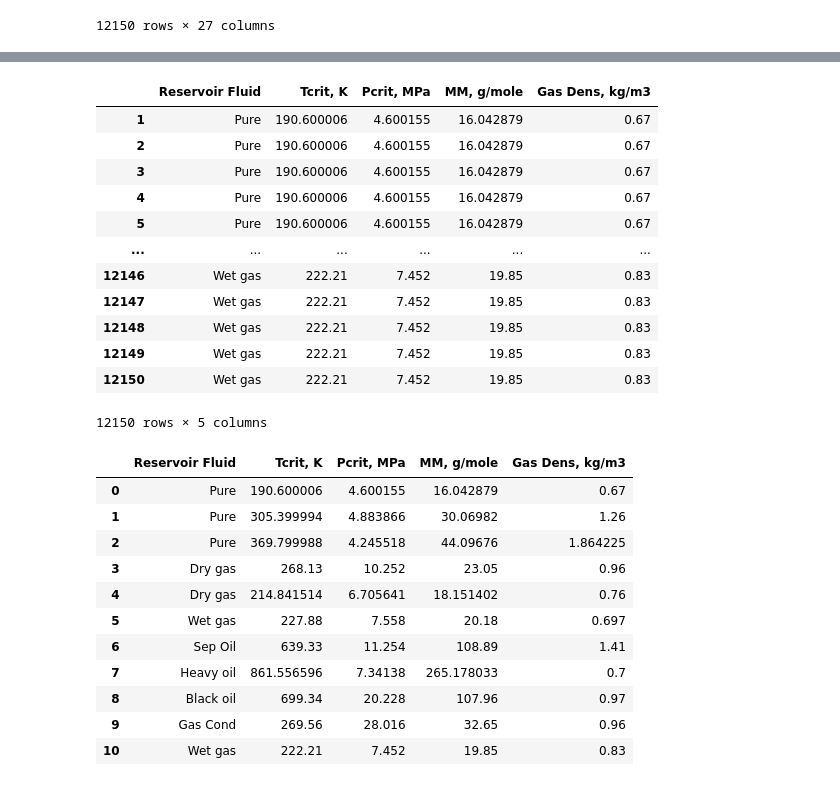
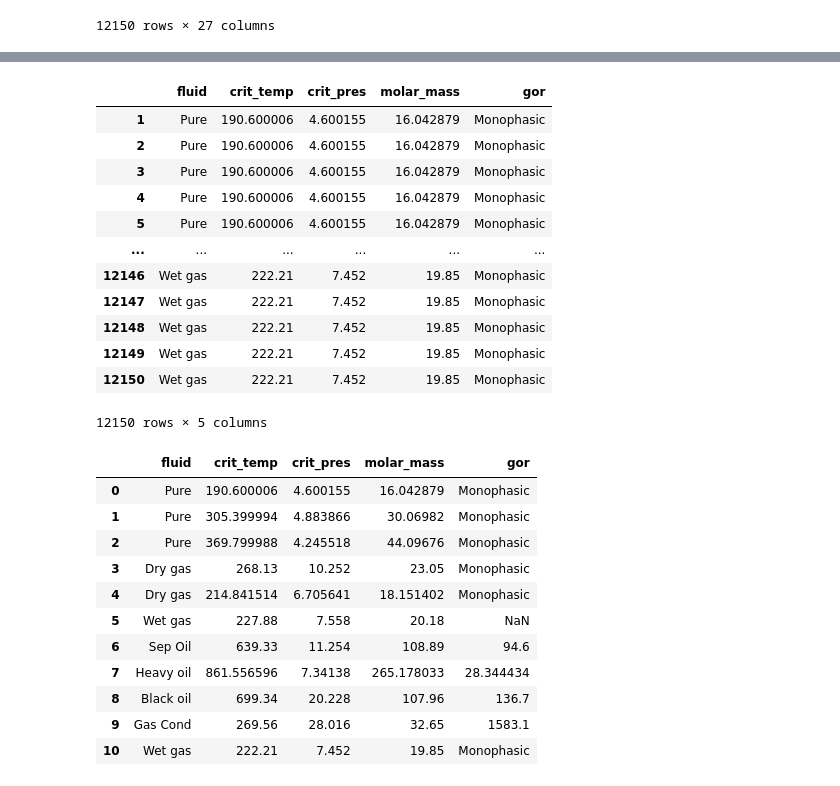
Before and after one commit to JaneKKTTme/fluids-data-processing, a Jupyter notebook: data_preprocessing.ipynb, the cells around one changed output, grey strips where cells are left out. Saved outputs shown, nothing was run; the diff lists cells and outputs as text; code cells hidden in the pictures.

```diff
--- a/data_preprocessing.ipynb
+++ b/data_preprocessing.ipynb
@@ -64,0 +71,7 @@ Index(['Reservoir Fluid', 'Sampling', 'Sourse', 'Well', 'Test', 'Fluid',
+# %%
+# rename needed column for convinience
+raw_data = raw_data.rename(columns={'Reservoir Fluid':'fluid', 'Tcrit, K':'crit_temp', 'Pcrit, MPa':'crit_pres',
+                                    'MM, g/mole': 'molar_mass', 'GOR, sM3/sM3':'gor', 'Temperature, K':'observed_temp',
+                                    'Pressure, Mpa':'observed_pres'})
+
+raw_data
@@ -65,36 +92,37 @@ Index(['Reservoir Fluid', 'Sampling', 'Sourse', 'Well', 'Test', 'Fluid',
 # %%
-fluids = raw_data[['Reservoir Fluid', 'Tcrit, K', 'Pcrit, MPa', 'MM, g/mole', 'Gas Dens, kg/m3']]
-
+# choose columns for fluid classification
+fluids = raw_data[['fluid', 'crit_temp', 'crit_pres', 'molar_mass', 'gor']]
 
 fluids
 # %% [output]
-|  | Reservoir Fluid | Tcrit, K | Pcrit, MPa | MM, g/mole | Gas Dens, kg/m3 |
-| 1 | Pure | 190.600006 | 4.600155 | 16.042879 | 0.67 |
-| 2 | Pure | 190.600006 | 4.600155 | 16.042879 | 0.67 |
-| 3 | Pure | 190.600006 | 4.600155 | 16.042879 | 0.67 |
-| 4 | Pure | 190.600006 | 4.600155 | 16.042879 | 0.67 |
-| 5 | Pure | 190.600006 | 4.600155 | 16.042879 | 0.67 |
+|  | fluid | crit_temp | crit_pres | molar_mass | gor |
+| 1 | Pure | 190.600006 | 4.600155 | 16.042879 | Monophasic |
+| 2 | Pure | 190.600006 | 4.600155 | 16.042879 | Monophasic |
+| 3 | Pure | 190.600006 | 4.600155 | 16.042879 | Monophasic |
+| 4 | Pure | 190.600006 | 4.600155 | 16.042879 | Monophasic |
+| 5 | Pure | 190.600006 | 4.600155 | 16.042879 | Monophasic |
 | ... | ... | ... | ... | ... | ... |
-| 12146 | Wet gas | 222.21 | 7.452 | 19.85 | 0.83 |
-| 12147 | Wet gas | 222.21 | 7.452 | 19.85 | 0.83 |
-| 12148 | Wet gas | 222.21 | 7.452 | 19.85 | 0.83 |
-| 12149 | Wet gas | 222.21 | 7.452 | 19.85 | 0.83 |
-| 12150 | Wet gas | 222.21 | 7.452 | 19.85 | 0.83 |
+| 12146 | Wet gas | 222.21 | 7.452 | 19.85 | Monophasic |
+| 12147 | Wet gas | 222.21 | 7.452 | 19.85 | Monophasic |
+| 12148 | Wet gas | 222.21 | 7.452 | 19.85 | Monophasic |
+| 12149 | Wet gas | 222.21 | 7.452 | 19.85 | Monophasic |
+| 12150 | Wet gas | 222.21 | 7.452 | 19.85 | Monophasic |
 12150 rows × 5 columns
 # %%
+# see all unique fluids
 fluids = fluids.drop_duplicates().reset_index(drop=True)
 
 fluids
 # %% [output]
-|  | Reservoir Fluid | Tcrit, K | Pcrit, MPa | MM, g/mole | Gas Dens, kg/m3 |
-| 0 | Pure | 190.600006 | 4.600155 | 16.042879 | 0.67 |
-| 1 | Pure | 305.399994 | 4.883866 | 30.06982 | 1.26 |
-| 2 | Pure | 369.799988 | 4.245518 | 44.09676 | 1.864225 |
-| 3 | Dry gas | 268.13 | 10.252 | 23.05 | 0.96 |
-| 4 | Dry gas | 214.841514 | 6.705641 | 18.151402 | 0.76 |
-| 5 | Wet gas | 227.88 | 7.558 | 20.18 | 0.697 |
-| 6 | Sep Oil | 639.33 | 11.254 | 108.89 | 1.41 |
-| 7 | Heavy oil | 861.556596 | 7.34138 | 265.178033 | 0.7 |
-| 8 | Black oil | 699.34 | 20.228 | 107.96 | 0.97 |
-| 9 | Gas Cond | 269.56 | 28.016 | 32.65 | 0.96 |
-| 10 | Wet gas | 222.21 | 7.452 | 19.85 | 0.83 |
+|  | fluid | crit_temp | crit_pres | molar_mass | gor |
+| 0 | Pure | 190.600006 | 4.600155 | 16.042879 | Monophasic |
+| 1 | Pure | 305.399994 | 4.883866 | 30.06982 | Monophasic |
+| 2 | Pure | 369.799988 | 4.245518 | 44.09676 | Monophasic |
+| 3 | Dry gas | 268.13 | 10.252 | 23.05 | Monophasic |
+| 4 | Dry gas | 214.841514 | 6.705641 | 18.151402 | Monophasic |
+| 5 | Wet gas | 227.88 | 7.558 | 20.18 | NaN |
+| 6 | Sep Oil | 639.33 | 11.254 | 108.89 | 94.6 |
+| 7 | Heavy oil | 861.556596 | 7.34138 | 265.178033 | 28.344434 |
+| 8 | Black oil | 699.34 | 20.228 | 107.96 | 136.7 |
+| 9 | Gas Cond | 269.56 | 28.016 | 32.65 | 1583.1 |
+| 10 | Wet gas | 222.21 | 7.452 | 19.85 | Monophasic |
```
Also changed, not shown: parts of 19 cells of this notebook.
